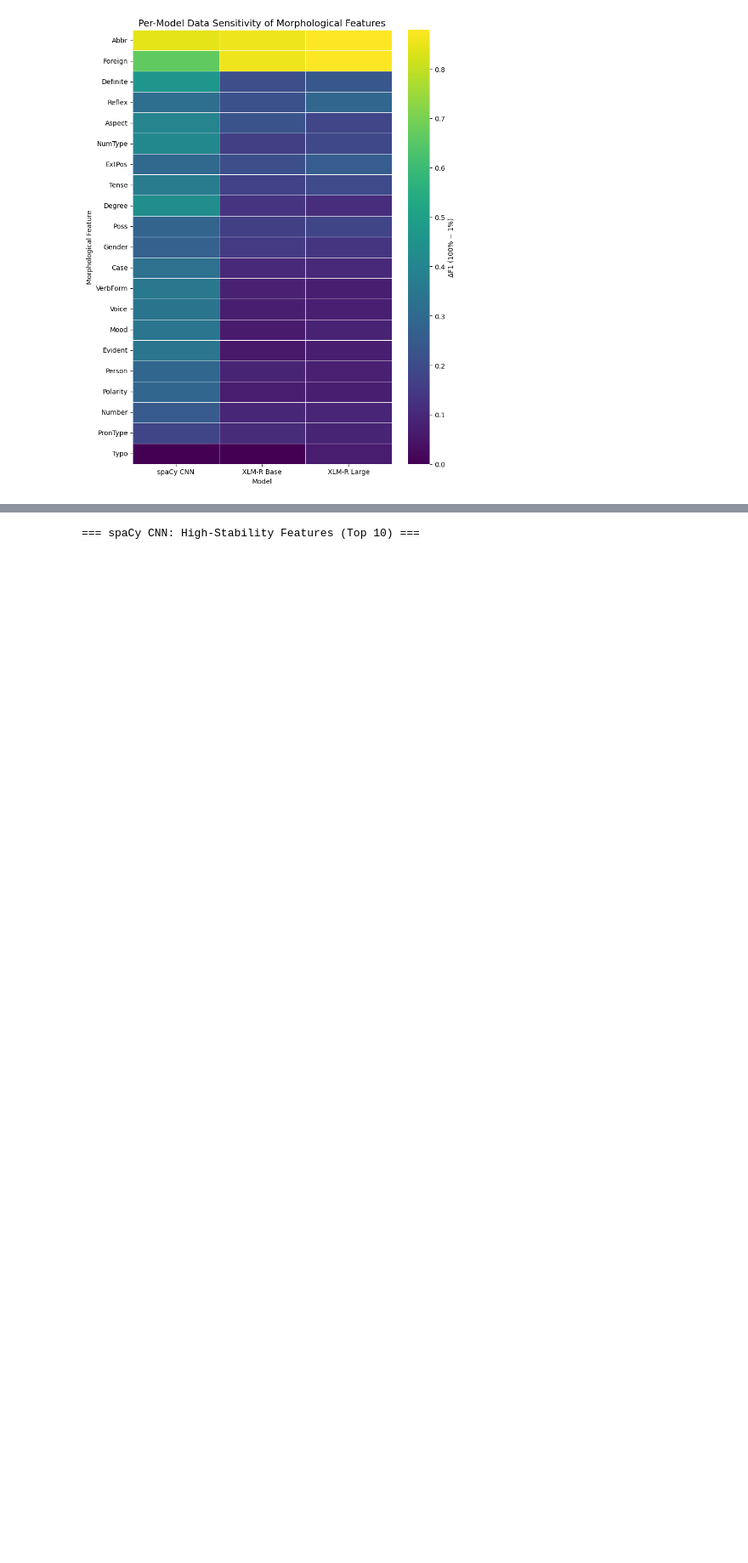
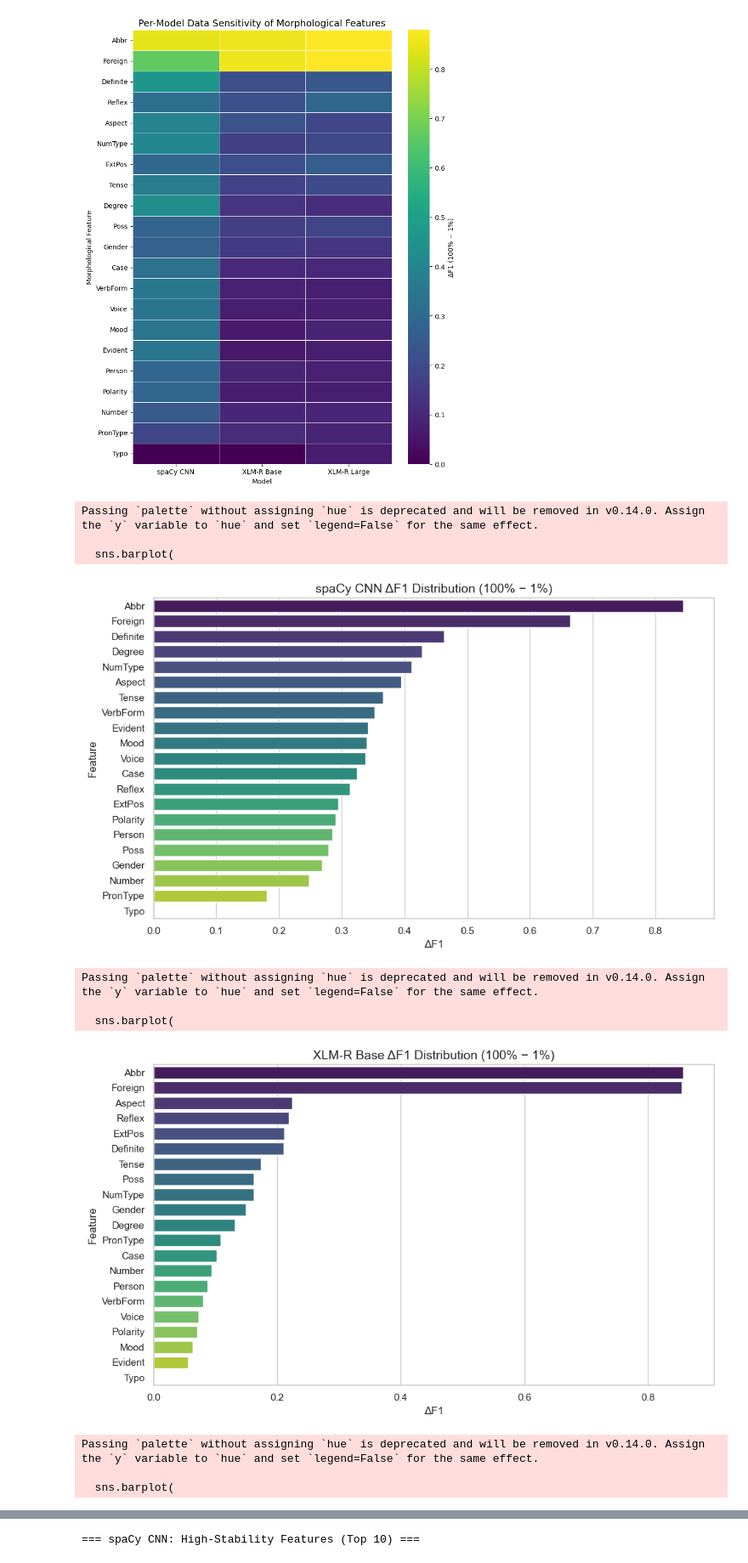
Before and after one commit to JesseLau24/Fengdi_Huang_Master_Thesis_Repo, a Jupyter notebook: 3_fine_grain_morph.ipynb, the cells around one changed output, grey strips where cells are left out. Shown at 85% size. Saved outputs shown, nothing was run; the diff lists cells and outputs as text; code cells hidden in the pictures; blank space fills up the shorter version.

```diff
--- a/3_fine_grain_morph.ipynb
+++ b/3_fine_grain_morph.ipynb
@@ -178,3 +178,42 @@ plt.tight_layout()
 plt.show()
 # %% [output]
 [figure]
+# %%
+# ===== Cell 2d: Plot ΔF1 distribution for each model =====
+import matplotlib.pyplot as plt
+import seaborn as sns
+
+# 设置 Seaborn 风格
+sns.set(style="whitegrid")
+
+# 遍历每个模型
+for model_name, df_delta in delta_tables_clean.items():
+    plt.figure(figsize=(10, 6))
+
+    # 绘制条形图
+    sns.barplot(
+        x="delta_f1",
+        y="feature",
+        data=df_delta,
+        palette="viridis"
+    )
+
+    plt.title(f"{model_name} ΔF1 Distribution (100% − 1%)", fontsize=14)
+    plt.xlabel("ΔF1", fontsize=12)
+    plt.ylabel("Feature", fontsize=12)
+
+    plt.xlim(0, df_delta["delta_f1"].max() + 0.05)  # 增加一点 x 轴余量
+    plt.tight_layout()
+    plt.show()
+# %% [output]
+Passing `palette` without assigning `hue` is deprecated and will be removed in v0.14.0. Assign the `y` variable to `hue` and set `legend=False` for the same effect.
+
+  sns.barplot(
+[figure, added]
+Passing `palette` without assigning `hue` is deprecated and will be removed in v0.14.0. Assign the `y` variable to `hue` and set `legend=False` for the same effect.
+
+  sns.barplot(
+[figure, added]
+Passing `palette` without assigning `hue` is deprecated and will be removed in v0.14.0. Assign the `y` variable to `hue` and set `legend=False` for the same effect.
+
+  sns.barplot(
```
Also changed, not shown: parts of 5 cells of this notebook.
